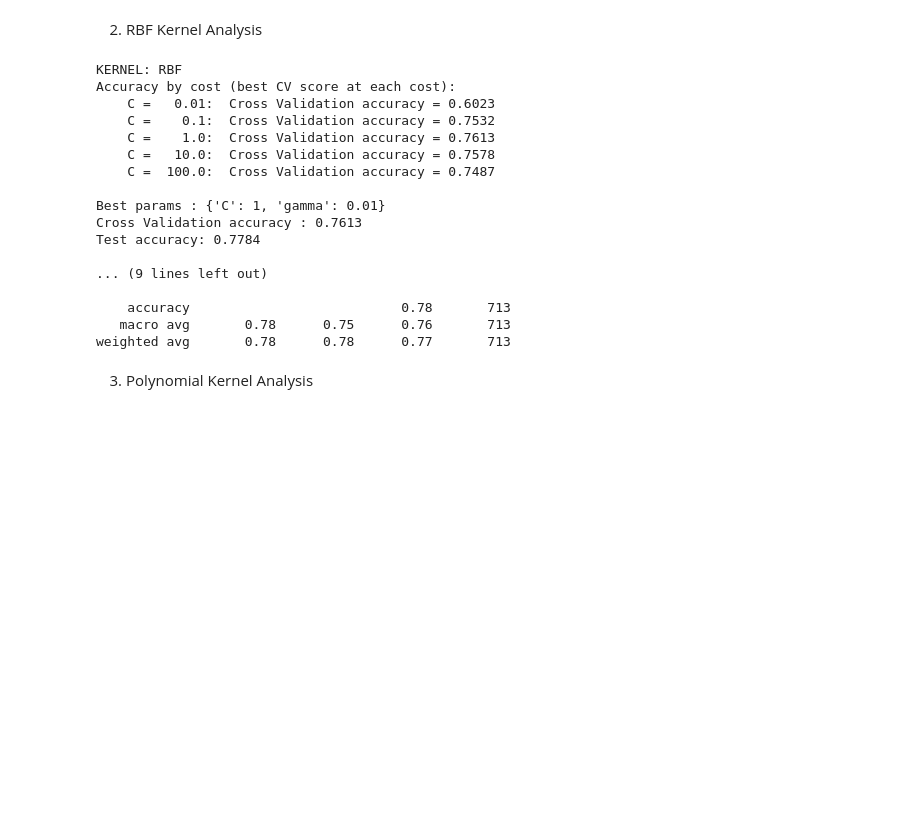
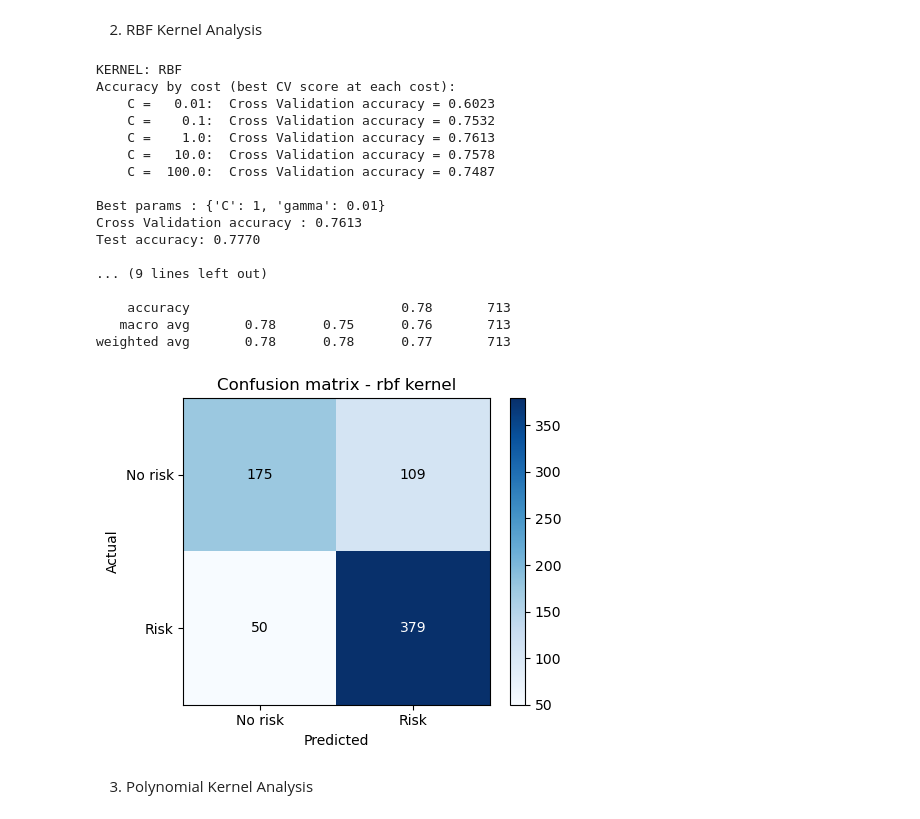
Before and after one commit to zuchm/Machine-Learning, a Jupyter notebook: src/4.5_svm.ipynb, the cells around one changed output. Cells and saved outputs as stored; diff of their text form; code cells hidden in the pictures; blank space fills up the shorter version.

```diff
--- a/src/4.5_svm.ipynb
+++ b/src/4.5_svm.ipynb
@@ -205,27 +222,29 @@ weighted avg       0.78      0.78      0.78       713
 # %%
 svc_rbf = SVC(kernel="rbf", random_state=seed)
 grid_rbf = GridSearchCV(svc_rbf, {"C": cost_grid, "gamma": ["scale", 0.01, 0.1]},
                         cv=cross_validation, scoring="accuracy", n_jobs=-1)
 grid_rbf.fit(X_train, y_train)
 evaluate("rbf", grid_rbf)
+print_cm("rbf")
 # %% [output]
 KERNEL: RBF
 Accuracy by cost (best CV score at each cost):
     C =   0.01:  Cross Validation accuracy = 0.6023
     C =    0.1:  Cross Validation accuracy = 0.7532
     C =    1.0:  Cross Validation accuracy = 0.7613
     C =   10.0:  Cross Validation accuracy = 0.7578
     C =  100.0:  Cross Validation accuracy = 0.7487
 
 Best params : {'C': 1, 'gamma': 0.01}
 Cross Validation accuracy : 0.7613
-Test accuracy: 0.7784
+Test accuracy: 0.7770
 
 ... (9 lines left out)
 
     accuracy                           0.78       713
    macro avg       0.78      0.75      0.76       713
 weighted avg       0.78      0.78      0.77       713
+[figure, added]
 # %% [markdown]
 3. Polynomial Kernel Analysis
 # %%
```
Also changed, not shown: parts of 9 cells of this notebook.
